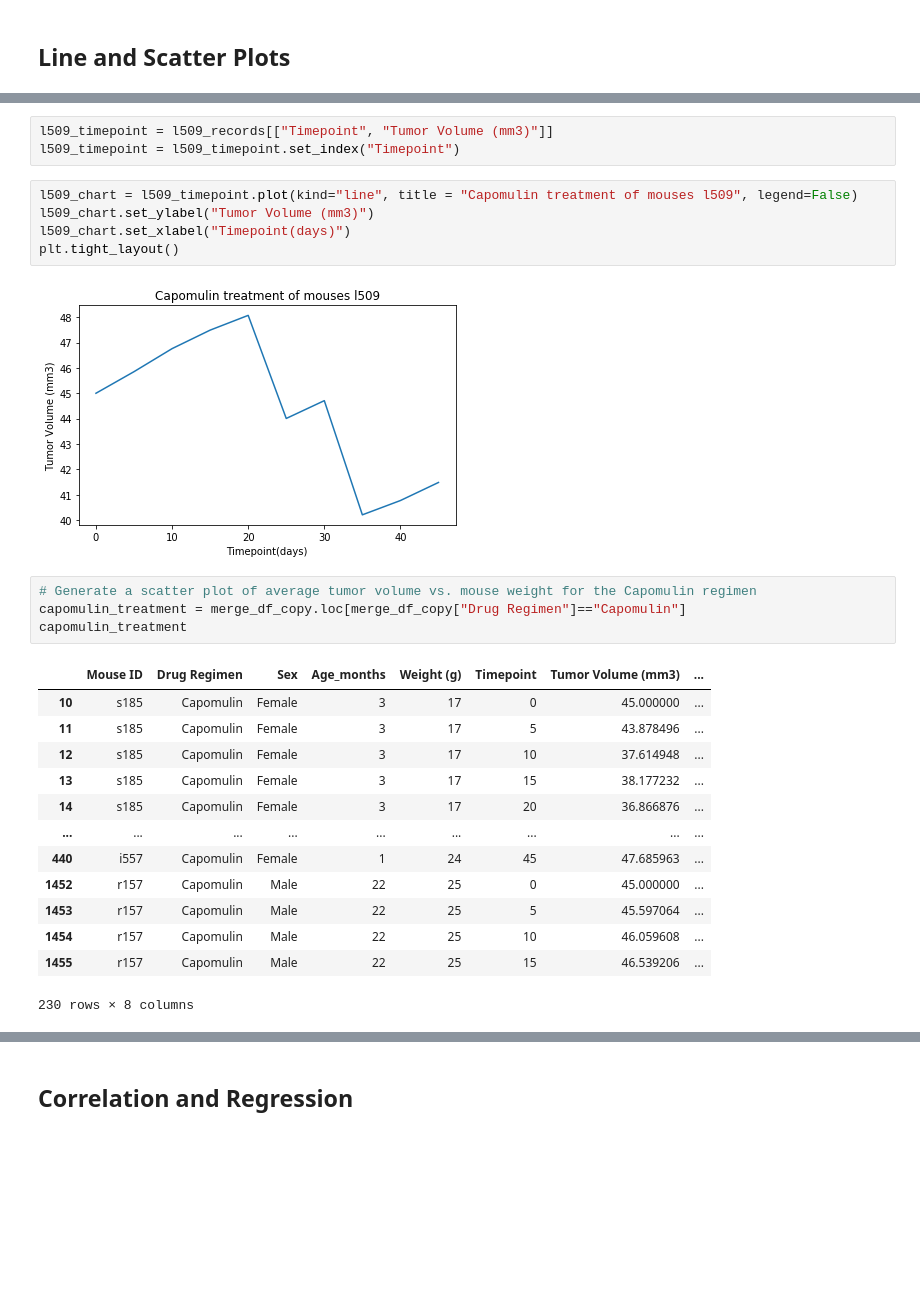
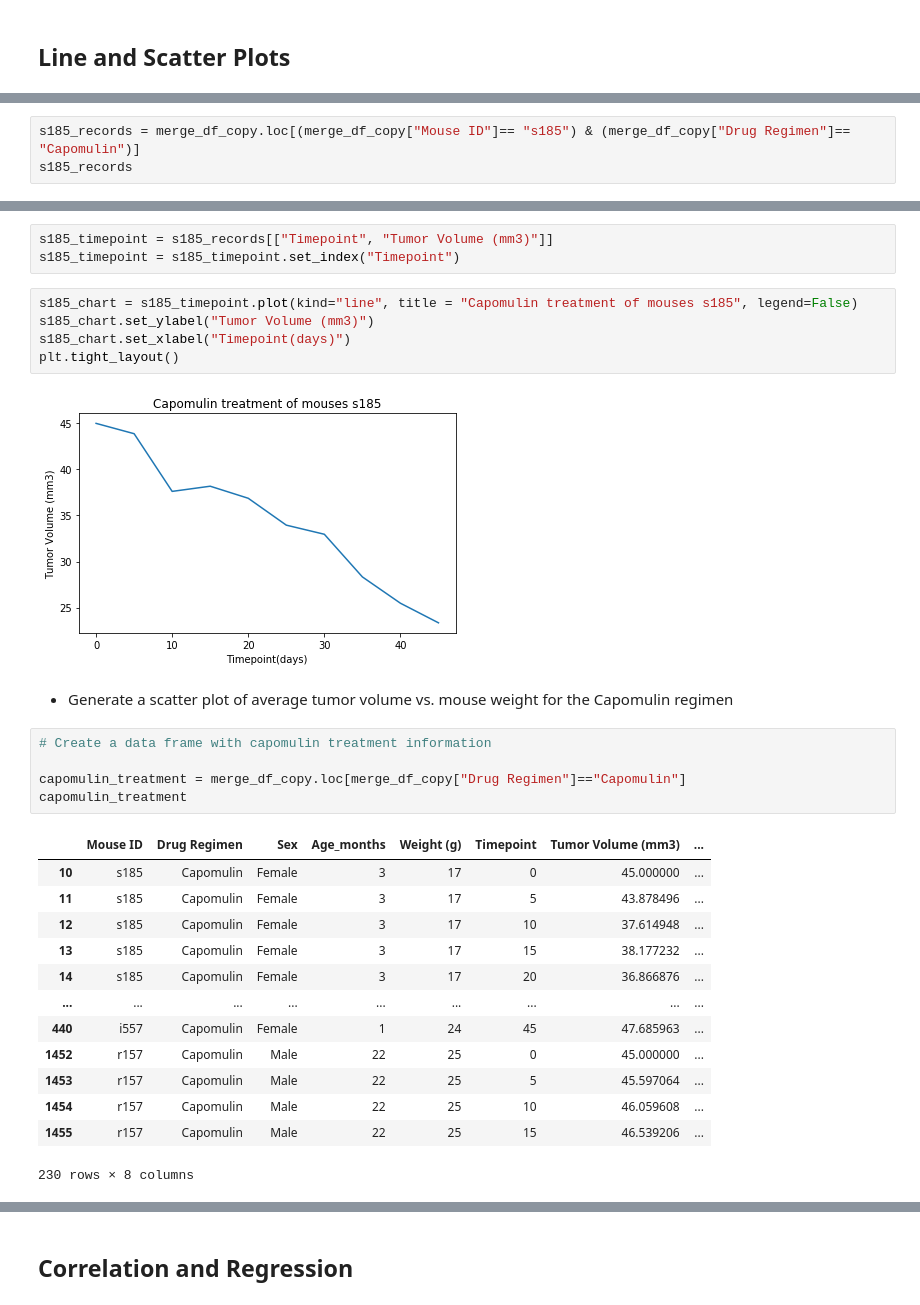
Before and after one commit to manuelamc14/Matploid-challenge, a Jupyter notebook: Pymaceuticals/pymaceuticals_starter.ipynb, the cells around one changed output, grey strips where cells are left out. Cells and saved outputs as stored; diff of their text form; blank space fills up the shorter version.

```diff
--- a/Pymaceuticals/pymaceuticals_starter.ipynb
+++ b/Pymaceuticals/pymaceuticals_starter.ipynb
@@ -383,0 +287,3 @@ l509_records
+# %%
+s185_records = merge_df_copy.loc[(merge_df_copy["Mouse ID"]== "s185") & (merge_df_copy["Drug Regimen"]== "Capomulin")]
+s185_records
@@ -384,15 +302,18 @@ l509_records
 # %%
-l509_timepoint = l509_records[["Timepoint", "Tumor Volume (mm3)"]]
-l509_timepoint = l509_timepoint.set_index("Timepoint")
+s185_timepoint = s185_records[["Timepoint", "Tumor Volume (mm3)"]]
+s185_timepoint = s185_timepoint.set_index("Timepoint")
 # %%
-l509_chart = l509_timepoint.plot(kind="line", title = "Capomulin treatment of mouses l509", legend=False)
-l509_chart.set_ylabel("Tumor Volume (mm3)")
-l509_chart.set_xlabel("Timepoint(days)")
+s185_chart = s185_timepoint.plot(kind="line", title = "Capomulin treatment of mouses s185", legend=False)
+s185_chart.set_ylabel("Tumor Volume (mm3)")
+s185_chart.set_xlabel("Timepoint(days)")
 plt.tight_layout()
 # %% [output]
-[figure, old version]
+[figure, new version]
+# %% [markdown]
+- Generate a scatter plot of average tumor volume vs. mouse weight for the Capomulin regimen
 # %%
-# Generate a scatter plot of average tumor volume vs. mouse weight for the Capomulin regimen
+# Create a data frame with capomulin treatment information
+
 capomulin_treatment = merge_df_copy.loc[merge_df_copy["Drug Regimen"]=="Capomulin"]
 capomulin_treatment
 # %% [output]
```
Also changed, not shown: parts of 26 cells of this notebook.
